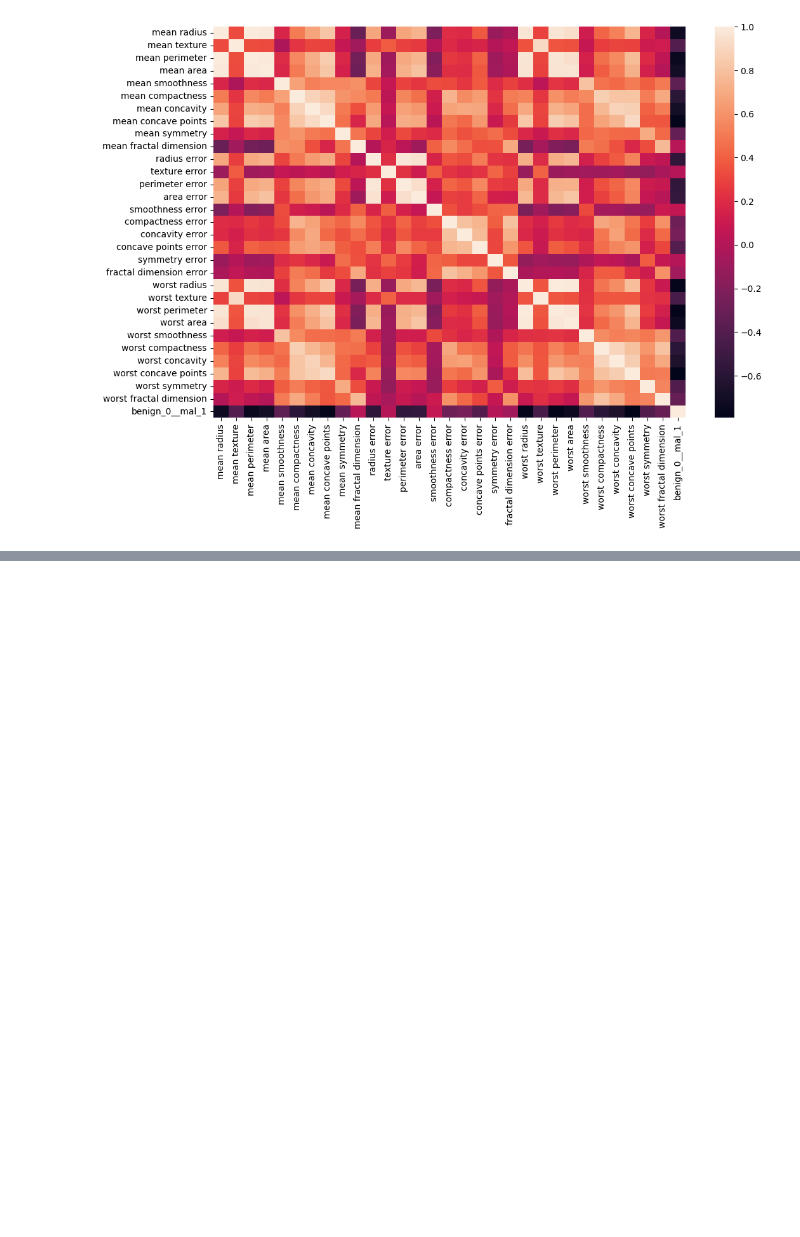
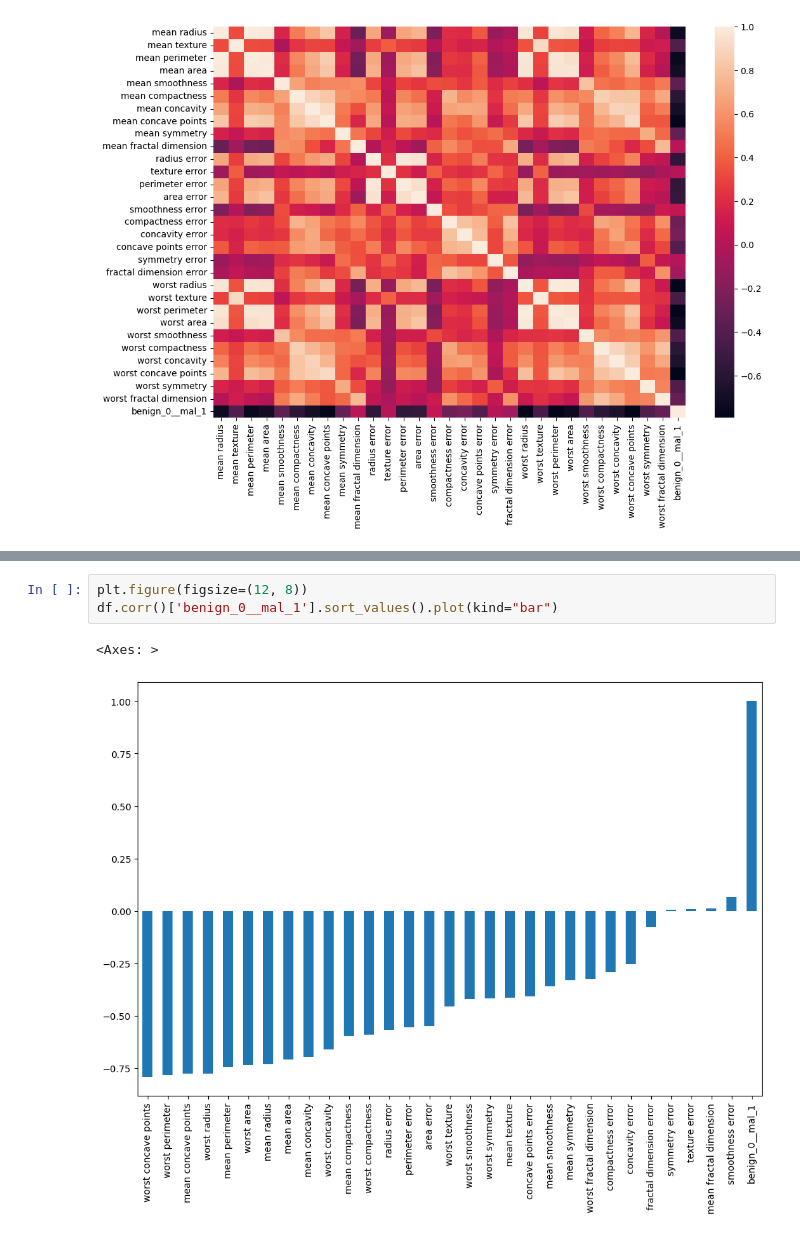
Before and after one commit to Sabbha20/ten-k-learn, a Jupyter notebook: 01 tensorflow-Keras/02 - Keras-Classification.ipynb, the cells around one changed output, grey strips where cells are left out. Cells and saved outputs as stored; diff of their text form; blank space fills up the shorter version.

```diff
--- a/01 tensorflow-Keras/02 - Keras-Classification.ipynb
+++ b/01 tensorflow-Keras/02 - Keras-Classification.ipynb
@@ -213,0 +234,6 @@ sns.heatmap(data=df.corr())
+# %%
+plt.figure(figsize=(12, 8))
+df.corr()['benign_0__mal_1'].sort_values().plot(kind="bar")
+# %% [output]
+<Axes: >
+[figure, added]
```
Also changed, not shown: parts of 2 cells of this notebook.
